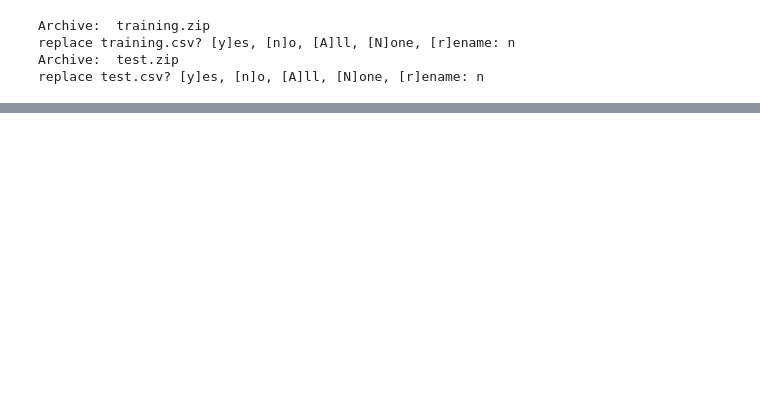
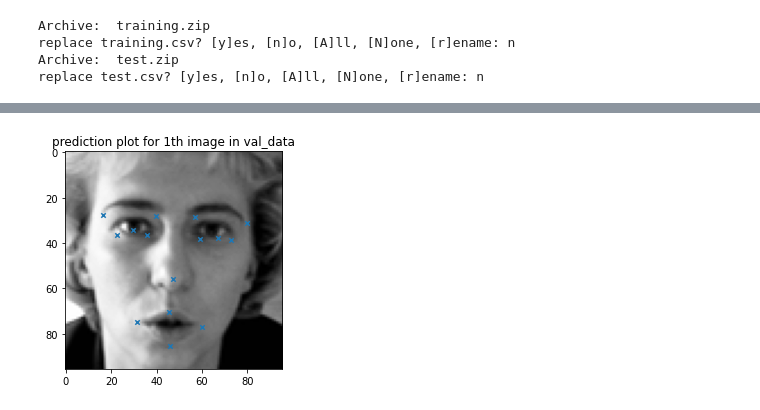
Before and after one commit to SangminAhn21/DL_Study, a Jupyter notebook: Kaggle/Facial_Keypoint_Detection/FKD_hyperparameter_tuning.ipynb, the cells around one changed output, grey strips where cells are left out. Drawn from its saved outputs; the diff is of its cells as text; code cells hidden in the pictures; blank space fills up the shorter version.

Commit message:
Colaboratory를 통해 생성됨

```diff
--- a/Kaggle/Facial_Keypoint_Detection/FKD_hyperparameter_tuning.ipynb
+++ b/Kaggle/Facial_Keypoint_Detection/FKD_hyperparameter_tuning.ipynb
@@ -359,0 +371,2 @@ Number of trials: 5/5 (2 PENDING, 1 RUNNING, 2 TERMINATED)
+# %%
+best_model = torch.load("/content/drive/MyDrive/Colab Notebooks/Facial_Keypoint_Detection/saved_model/{'l1': 128, 'l2': 16, 'lr': 0.005391064065783462, 'batch_size': 16}val_loss: 2.247820578230188")
@@ -359,0 +375,23 @@ Number of trials: 5/5 (2 PENDING, 1 RUNNING, 2 TERMINATED)
+# %%
+def predict(model, test_image, idx, plot=False):
+    image_pred = torch.from_numpy(test_image[idx]).type(torch.FloatTensor).to(DEVICE)
+    image_pred /= 255.
+    with torch.no_grad():
+        prediction = model(image_pred)
+    image_pred = image_pred.cpu().numpy()*255.
+    prediction = prediction.cpu().numpy().reshape(30)
+    # answer = val_data[idx][1]
+
+    if plot:
+        fig, axis = plt.subplots()
+        prediction_plot(image_pred, prediction, axis,\
+                        'prediction plot for {}th image in val_data'.
+                        format(idx))
+
+
+def prediction_plot(image, keypoint, axis, title, answer=None):
+    image = image.reshape(96, 96)
+    axis.imshow(image, cmap='gray')
+    axis.scatter(keypoint[0::2], keypoint[1::2], marker='x', s=20)
+    # axis.scatter(answer[0::2], answer[1::2], marker='x', color='r', s=20)
+    plt.title(title)
@@ -359,0 +403,4 @@ Number of trials: 5/5 (2 PENDING, 1 RUNNING, 2 TERMINATED)
+# %%
+predict(model=best_model, test_image=train_image, idx=1, plot=True)
+# %% [output]
+[figure, added]
```
Also changed, not shown: parts of 8 cells of this notebook.
